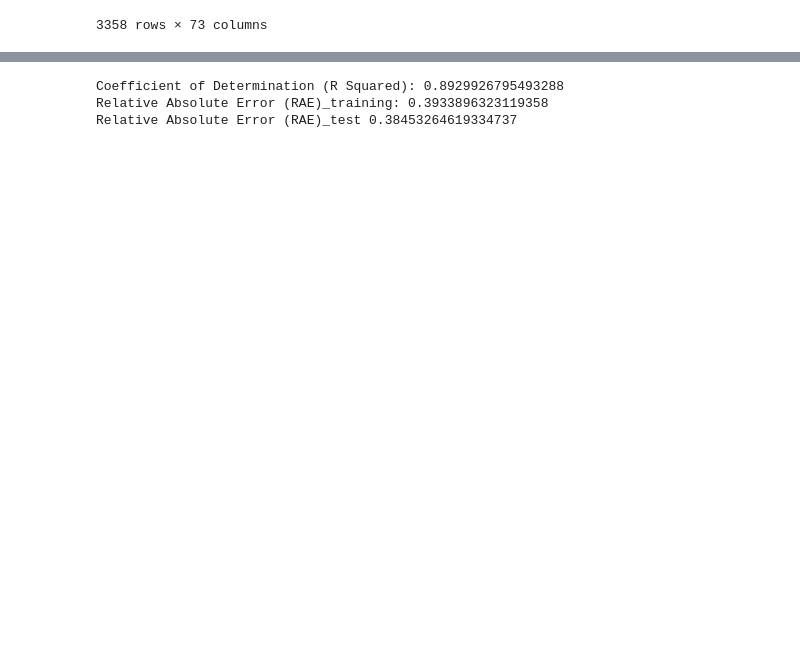
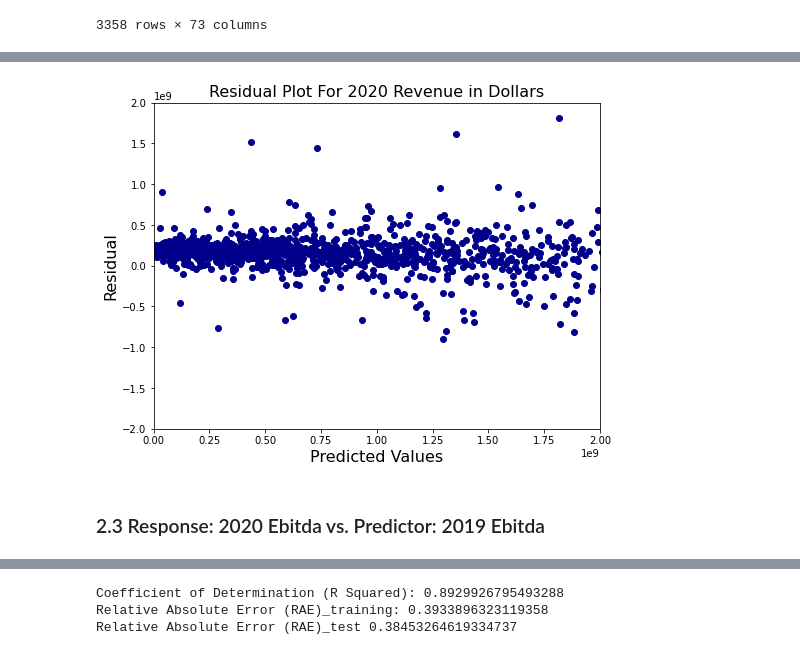
Before and after one commit to zjc664656505/BQ_PROJECT, a Jupyter notebook: BQ_LinearRegression.ipynb, the cells around one changed output, grey strips where cells are left out. Drawn from its saved outputs; the diff is of its cells as text; code cells hidden in the pictures; blank space fills up the shorter version.

```diff
--- a/BQ_LinearRegression.ipynb
+++ b/BQ_LinearRegression.ipynb
@@ -58,0 +172,14 @@ def MAE(y_true, y_pred):
+# %%
+# Residual plot
+plt.figure(figsize=(8, 6))
+plt.plot(y_pred,residuals, 'o', color='darkblue')
+plt.title("Residual Plot For 2020 Revenue in Dollars", fontsize=16 )
+plt.xlabel("Predicted Values", fontsize=16)
+plt.ylabel("Residual", fontsize=16)
+plt.xlim((0, 2e+9))
+plt.ylim((-2e+9, 2e+9))
+plt.show()
+# %% [output]
+[figure, added]
+# %% [markdown]
+### 2.3 Response: 2020 Ebitda vs. Predictor: 2019 Ebitda
```
Also changed, not shown: parts of 35 cells of this notebook.
